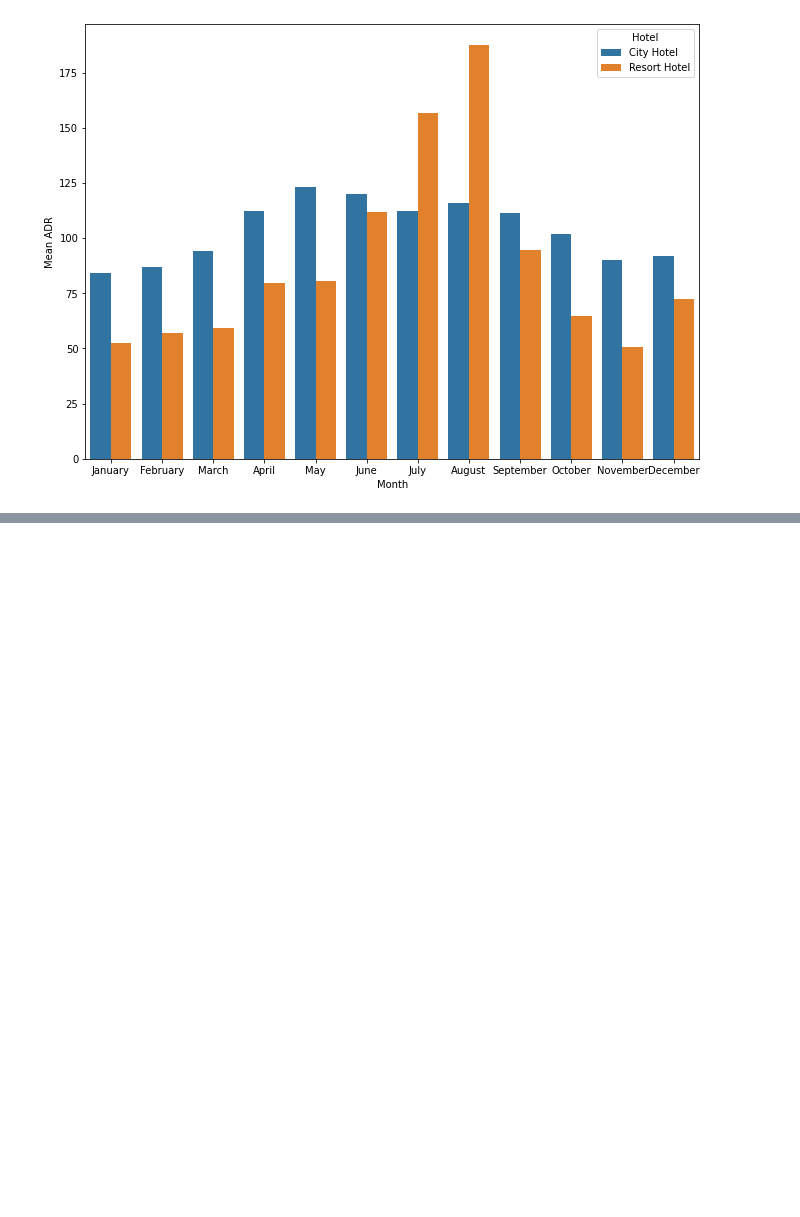
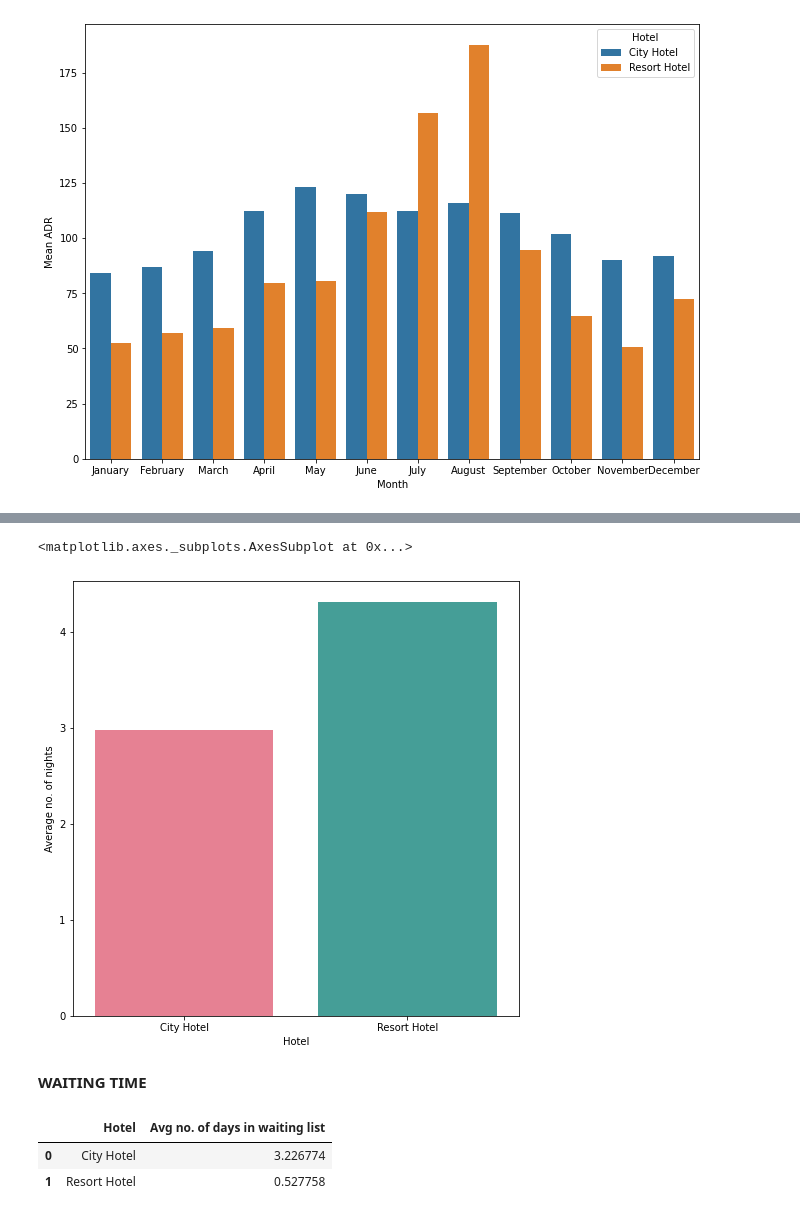
Before and after one commit to rinkeshdas01/Hotel_Booking_Analysis, a Jupyter notebook: Copy_of_Hotel_Booking_Analysis_Capstone_Project.ipynb, the cells around one changed output, grey strips where cells are left out. Cells and saved outputs as stored; diff of their text form; code cells hidden in the pictures; blank space fills up the shorter version.

```diff
--- a/Copy_of_Hotel_Booking_Analysis_Capstone_Project.ipynb
+++ b/Copy_of_Hotel_Booking_Analysis_Capstone_Project.ipynb
@@ -485,0 +534,2 @@ sns.barplot(x='Month',y='Mean ADR',hue='Hotel',data=df8,order=['January','Februa
+# %%
+df['total nights']=df['stays_in_weekend_nights']+df['stays_in_week_nights']
@@ -485,0 +544,17 @@ sns.barplot(x='Month',y='Mean ADR',hue='Hotel',data=df8,order=['January','Februa
+# %%
+#plot a graph for the average night stays for a hotel
+plt.rcParams['figure.figsize']=8,8
+sns.barplot(x='Hotel',y='Average no. of nights',data=df_total_nights,palette='husl')
+# %% [output]
+<matplotlib.axes._subplots.AxesSubplot at 0x...>
+[figure, added]
+# %% [markdown]
+**WAITING TIME**
+# %%
+df_waiting_time=df.groupby(['hotel'],as_index=False)['days_in_waiting_list'].mean()
+df_waiting_time.columns=['Hotel','Avg no. of days in waiting list']
+df_waiting_time
+# %% [output]
+|  | Hotel | Avg no. of days in waiting list |
+| 0 | City Hotel | 3.226774 |
+| 1 | Resort Hotel | 0.527758 |
```
Also changed, not shown: parts of 23 cells of this notebook.
